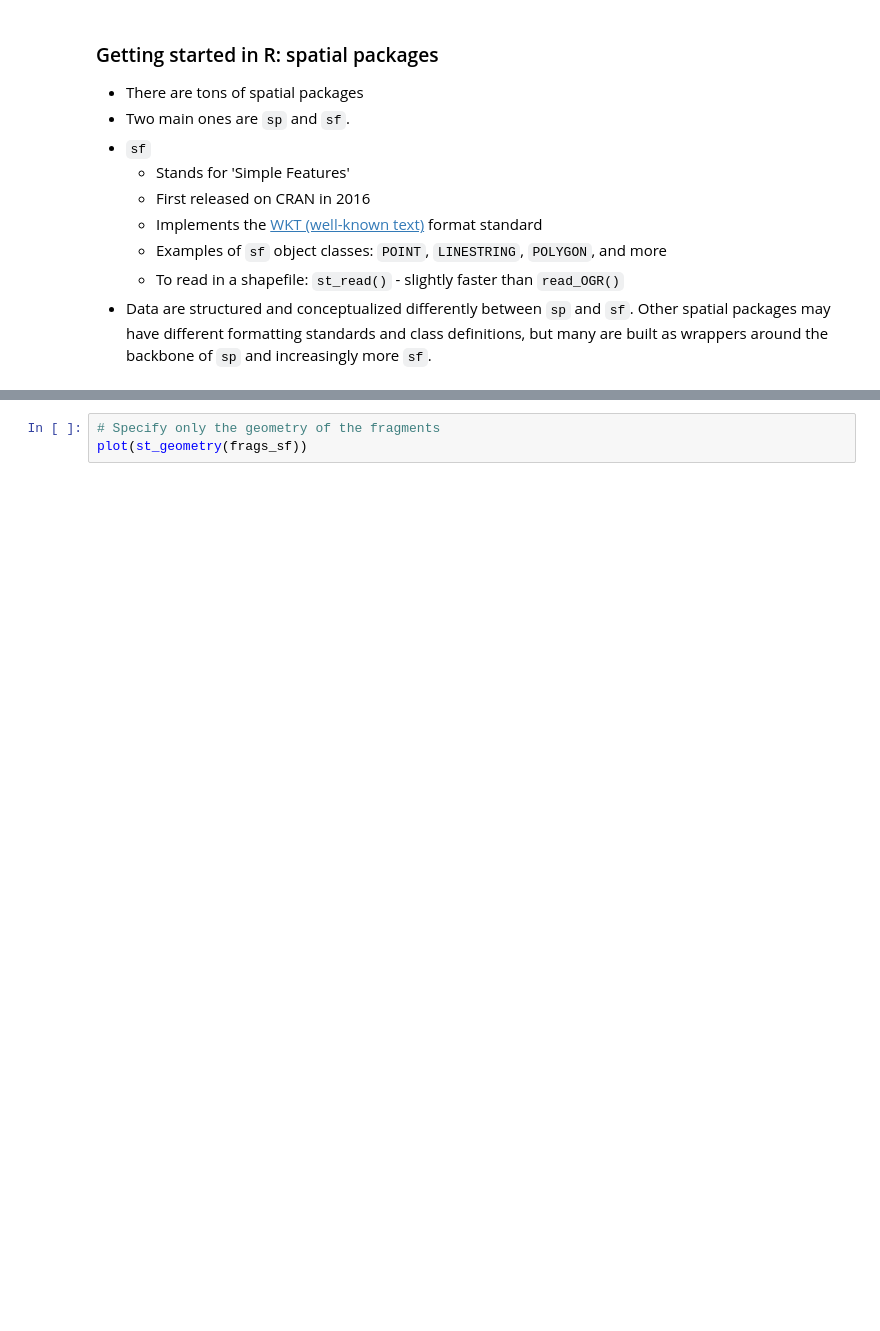
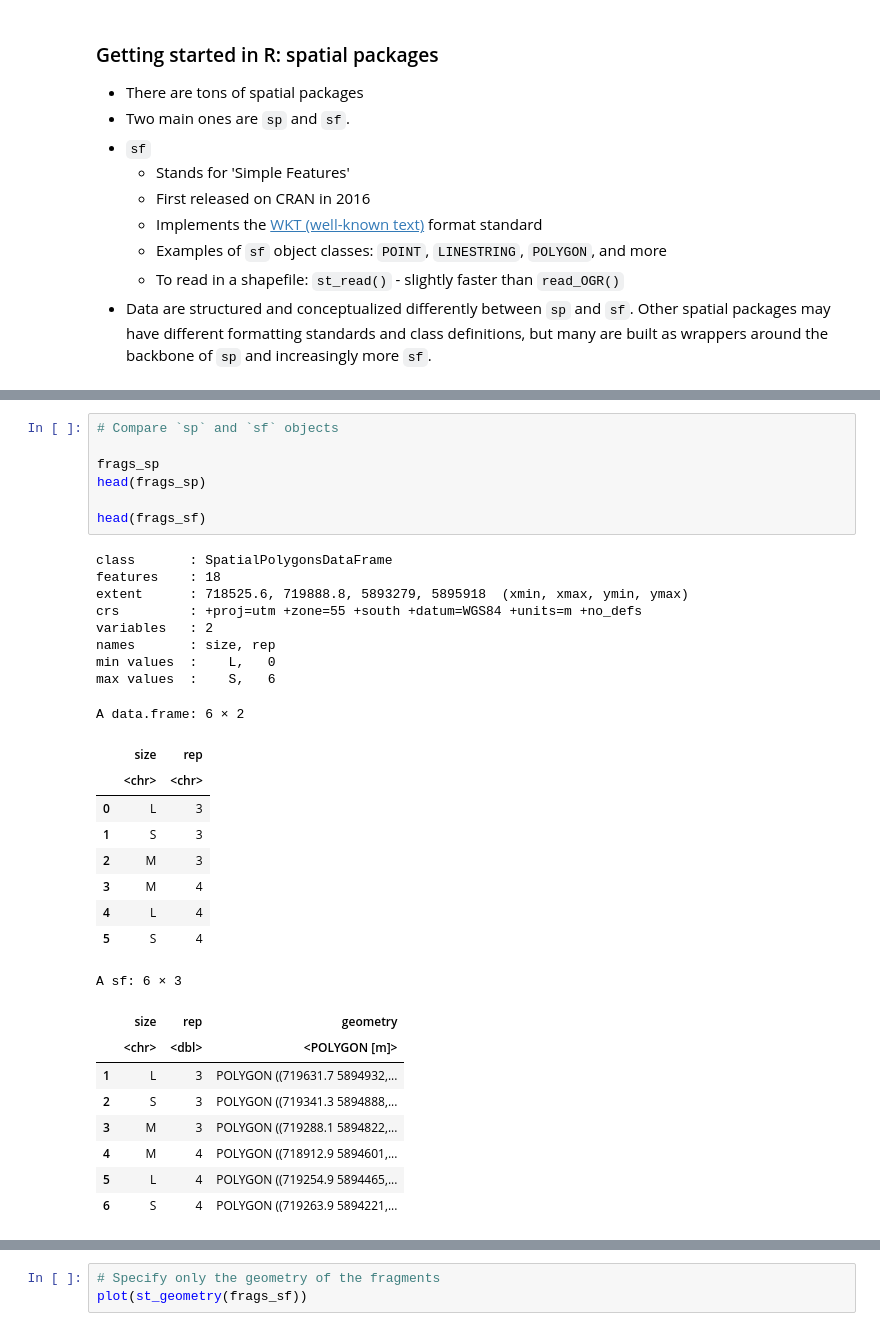
Before and after one commit to annaspiers/spatial-data_mapping_RLadies, a Jupyter notebook: tutorial.ipynb, the cells around one changed output, grey strips where cells are left out. Cells and saved outputs as stored; diff of their text form; blank space fills up the shorter version.

```diff
--- a/tutorial.ipynb
+++ b/tutorial.ipynb
@@ -206 +158,35 @@ A sf: 18 × 3
+# %%
+# Compare `sp` and `sf` objects
+
+frags_sp
+head(frags_sp)
+
+head(frags_sf)
+# %% [output]
+class       : SpatialPolygonsDataFrame
+features    : 18
+extent      : 718525.6, 719888.8, 5893279, 5895918  (xmin, xmax, ymin, ymax)
+crs         : +proj=utm +zone=55 +south +datum=WGS84 +units=m +no_defs
+variables   : 2
+names       : size, rep
+min values  :    L,   0
+max values  :    S,   6
+A data.frame: 6 × 2
+|  | size | rep |
+|  | <chr> | <chr> |
+| 0 | L | 3 |
+| 1 | S | 3 |
+| 2 | M | 3 |
+| 3 | M | 4 |
+| 4 | L | 4 |
+| 5 | S | 4 |
+A sf: 6 × 3
+|  | size | rep | geometry |
+|  | <chr> | <dbl> | <POLYGON [m]> |
+| 1 | L | 3 | POLYGON ((719631.7 5894932,... |
+| 2 | S | 3 | POLYGON ((719341.3 5894888,... |
+| 3 | M | 3 | POLYGON ((719288.1 5894822,... |
+| 4 | M | 4 | POLYGON ((718912.9 5894601,... |
+| 5 | L | 4 | POLYGON ((719254.9 5894465,... |
+| 6 | S | 4 | POLYGON ((719263.9 5894221,... |
 # %%
```
Also changed, not shown: parts of 19 cells of this notebook, 6 other files.
